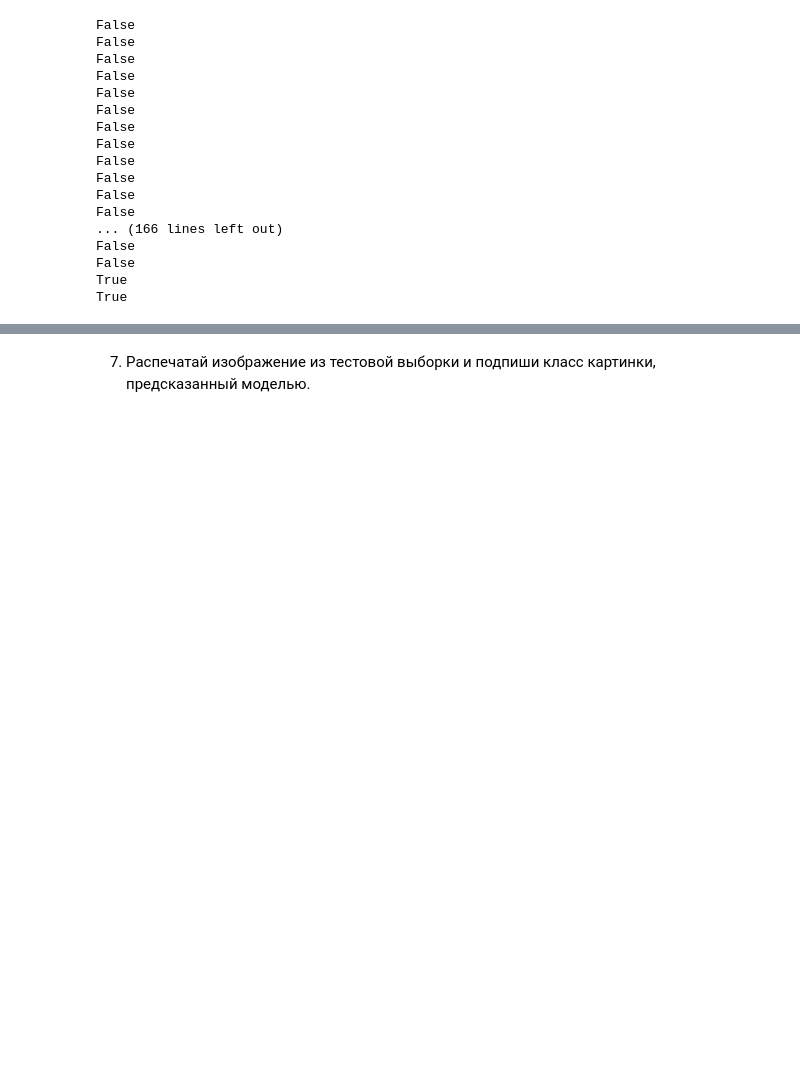
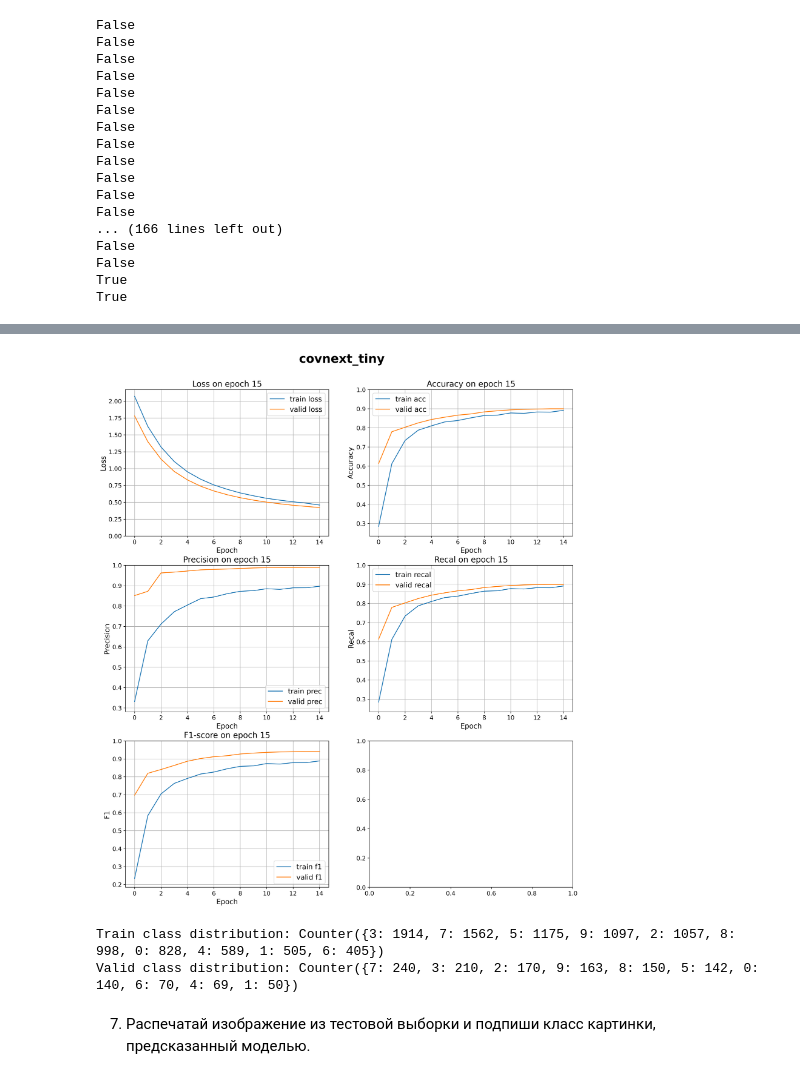
Before and after one commit to DmitriiPrikhodko/ds-phase-2-git, a Jupyter notebook: week1/day4/08-04-task.ipynb, the cells around one changed output, grey strips where cells are left out. Saved outputs shown, nothing was run; the diff lists cells and outputs as text; code cells hidden in the pictures; blank space fills up the shorter version.

```diff
--- a/week1/day4/08-04-task.ipynb
+++ b/week1/day4/08-04-task.ipynb
@@ -548,0 +551,2 @@ fit_with_mlflow()
+# %%
+history = fit_with_mlflow()
@@ -549,3 +571,15 @@ fit_with_mlflow()
+# %%
+fig = plot_history(history, suptitle="covnext_tiny")
+# %% [output]
+[figure, added]
+# %%
+from collections import Counter
+
+print("Train class distribution:", Counter(train_ds.targets))
+print("Valid class distribution:", Counter(valid_ds.targets))
+# %% [output]
+Train class distribution: Counter({3: 1914, 7: 1562, 5: 1175, 9: 1097, 2: 1057, 8: 998, 0: 828, 4: 589, 1: 505, 6: 405})
+Valid class distribution: Counter({7: 240, 3: 210, 2: 170, 9: 163, 8: 150, 5: 142, 0: 140, 6: 70, 4: 69, 1: 50})
 # %% [markdown]
 7. Распечатай изображение из тестовой выборки и подпиши класс картинки, предсказанный моделью.
 # %%
```
Also changed, not shown: parts of 4 cells of this notebook.
